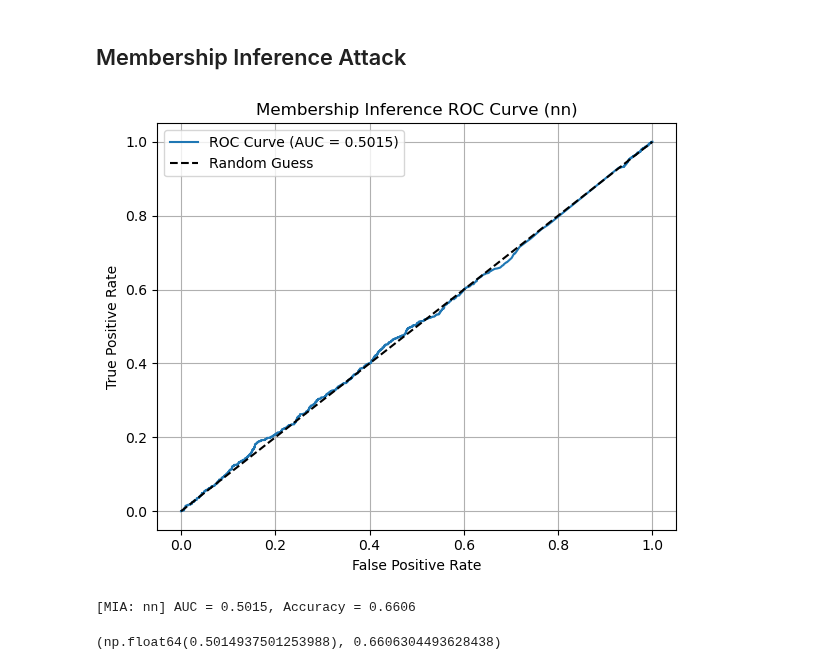
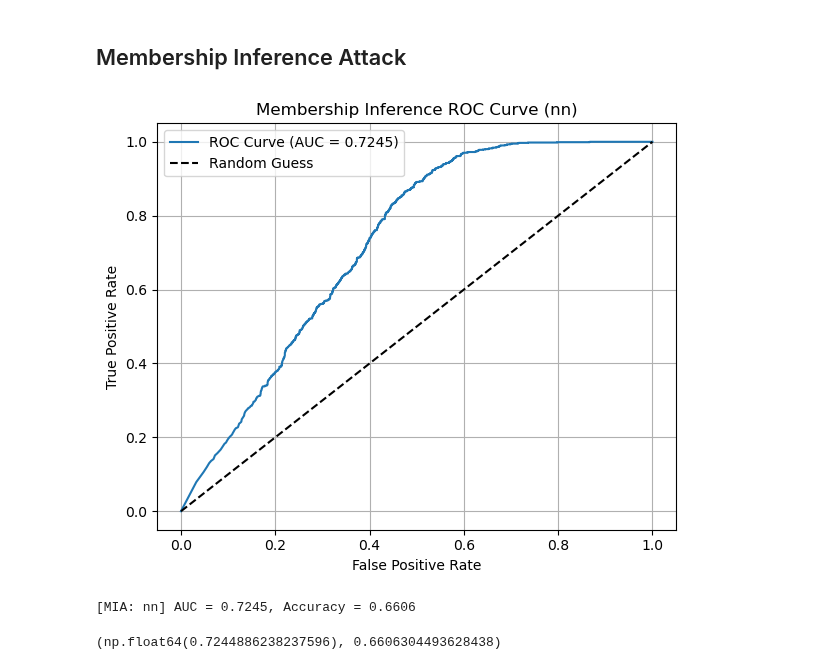
Before and after one commit to lorenzomanini/FedUnlearn-PE, a Jupyter notebook: vision_unlearn_Resdiual.ipynb, the cells around one changed output. Drawn from its saved outputs; the diff is of its cells as text; code cells hidden in the pictures.

```diff
--- a/vision_unlearn_Resdiual.ipynb
+++ b/vision_unlearn_Resdiual.ipynb
@@ -1064,10 +1064,10 @@ Calculating benchmark accuracies (retrained_model)...
 # %%
 from fisherunlearn import mia_attack
 
 #Possible classifier types: logistic - svm - linear - nn
 device = "cuda"
-mia_attack(model_benchmark, target_dataloader, test_dataloader, device, classifier_type='nn')
+mia_attack(model, target_dataloader, test_dataloader, device, classifier_type='nn')
 # %% [output]
-[figure, old version]
+[figure, new version]
-[MIA: nn] AUC = 0.5015, Accuracy = 0.6606
+[MIA: nn] AUC = 0.7245, Accuracy = 0.6606
-(np.float64(0.5014937501253988), 0.6606304493628438)
+(np.float64(0.7244886238237596), 0.6606304493628438)
```
Also changed, not shown: parts of 2 cells of this notebook.
